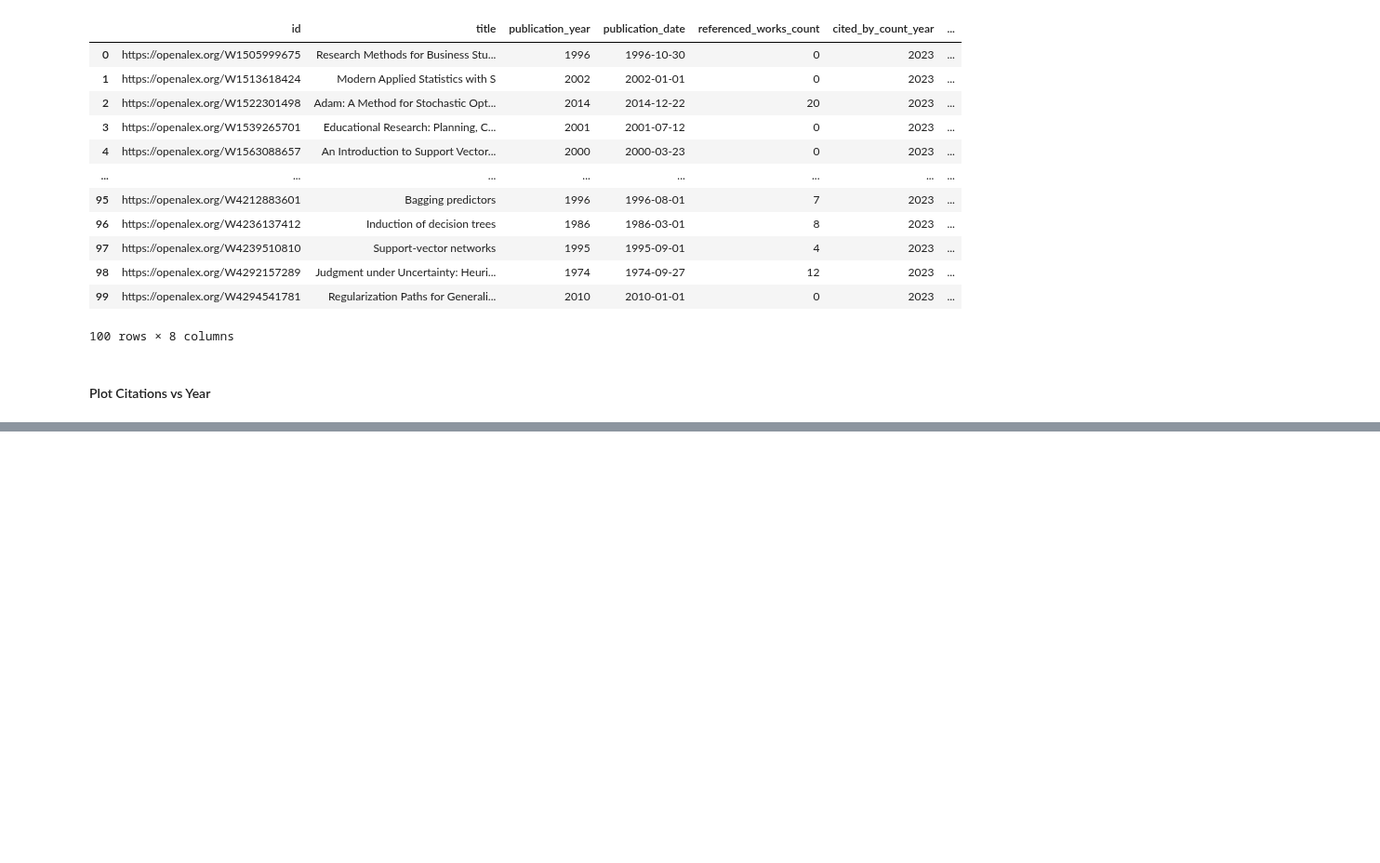
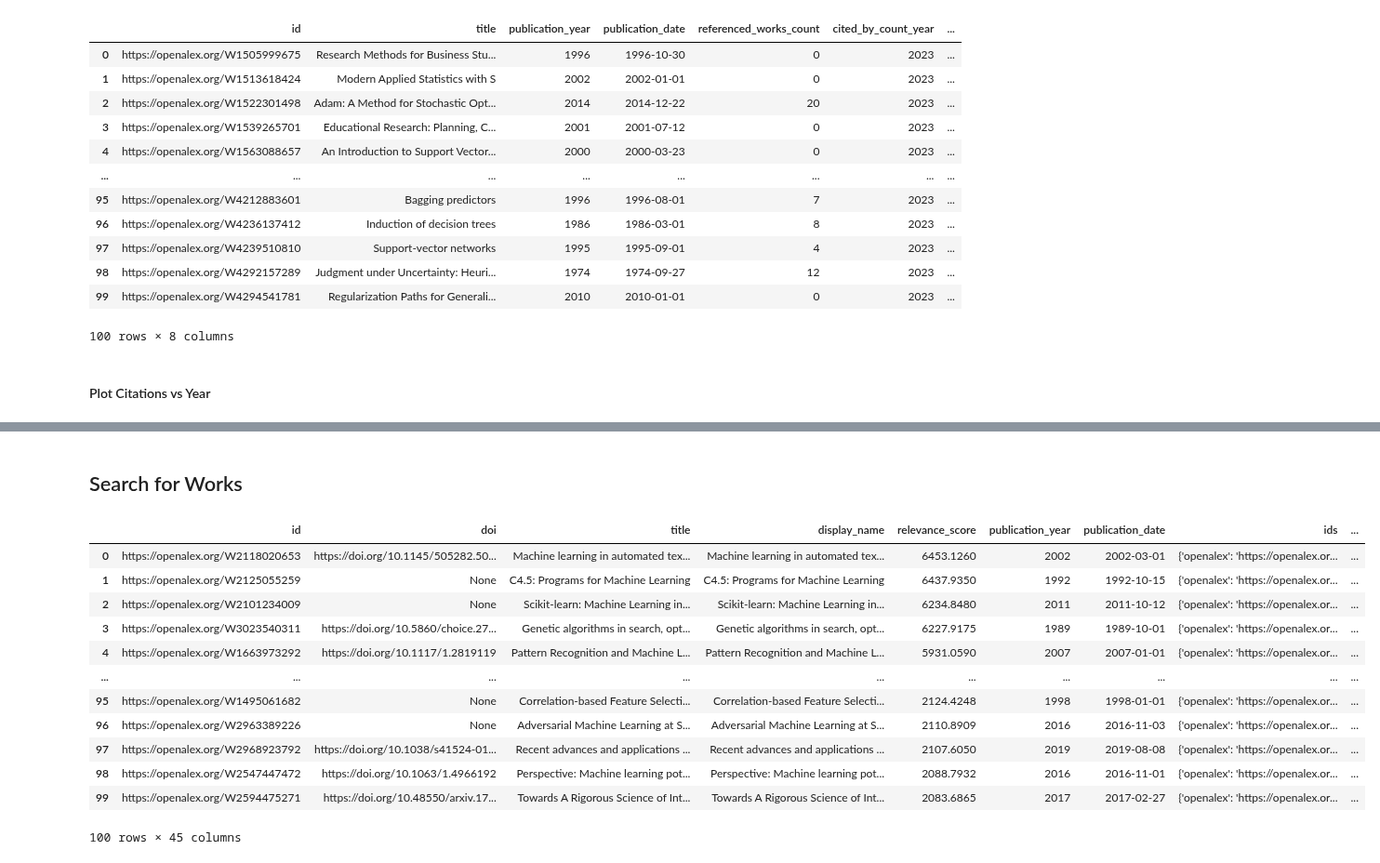
Before and after one commit to Mearman/openalex-python, a Jupyter notebook: demos/OpenAlex.ipynb, the cells around one changed output, grey strips where cells are left out. Shown at 93% size. Saved outputs shown, nothing was run; the diff lists cells and outputs as text; code cells hidden in the pictures; blank space fills up the shorter version.

```diff
--- a/demos/OpenAlex.ipynb
+++ b/demos/OpenAlex.ipynb
@@ -379,3 +379,31 @@ alt.Chart(
 )
 # %% [output]
 [interactive output not drawn]
+# %% [markdown]
+## Search for Works
+# %%
+search = "Machine Learning"
+machine_learning_works_search_result = works_api.get_works(
+	search=search,
+	sort="relevance_score:desc",
+	per_page=100,
+).results
+display(
+	pd.DataFrame(
+		machine_learning_works_search_result
+	)
+)
+# %% [output]
+|  | id | doi | title | display_name | relevance_score | publication_year | publication_date | ids | ... |
+| 0 | https://openalex.org/W2118020653 | https://doi.org/10.1145/505282.50... | Machine learning in automated tex... | Machine learning in automated tex... | 6453.1260 | 2002 | 2002-03-01 | {'openalex': 'https://openalex.or... | ... |
+| 1 | https://openalex.org/W2125055259 | None | C4.5: Programs for Machine Learning | C4.5: Programs for Machine Learning | 6437.9350 | 1992 | 1992-10-15 | {'openalex': 'https://openalex.or... | ... |
+| 2 | https://openalex.org/W2101234009 | None | Scikit-learn: Machine Learning in... | Scikit-learn: Machine Learning in... | 6234.8480 | 2011 | 2011-10-12 | {'openalex': 'https://openalex.or... | ... |
+| 3 | https://openalex.org/W3023540311 | https://doi.org/10.5860/choice.27... | Genetic algorithms in search, opt... | Genetic algorithms in search, opt... | 6227.9175 | 1989 | 1989-10-01 | {'openalex': 'https://openalex.or... | ... |
+| 4 | https://openalex.org/W1663973292 | https://doi.org/10.1117/1.2819119 | Pattern Recognition and Machine L... | Pattern Recognition and Machine L... | 5931.0590 | 2007 | 2007-01-01 | {'openalex': 'https://openalex.or... | ... |
+| ... | ... | ... | ... | ... | ... | ... | ... | ... | ... |
+| 95 | https://openalex.org/W1495061682 | None | Correlation-based Feature Selecti... | Correlation-based Feature Selecti... | 2124.4248 | 1998 | 1998-01-01 | {'openalex': 'https://openalex.or... | ... |
+| 96 | https://openalex.org/W2963389226 | None | Adversarial Machine Learning at S... | Adversarial Machine Learning at S... | 2110.8909 | 2016 | 2016-11-03 | {'openalex': 'https://openalex.or... | ... |
+| 97 | https://openalex.org/W2968923792 | https://doi.org/10.1038/s41524-01... | Recent advances and applications ... | Recent advances and applications ... | 2107.6050 | 2019 | 2019-08-08 | {'openalex': 'https://openalex.or... | ... |
+| 98 | https://openalex.org/W2547447472 | https://doi.org/10.1063/1.4966192 | Perspective: Machine learning pot... | Perspective: Machine learning pot... | 2088.7932 | 2016 | 2016-11-01 | {'openalex': 'https://openalex.or... | ... |
+| 99 | https://openalex.org/W2594475271 | https://doi.org/10.48550/arxiv.17... | Towards A Rigorous Science of Int... | Towards A Rigorous Science of Int... | 2083.6865 | 2017 | 2017-02-27 | {'openalex': 'https://openalex.or... | ... |
+100 rows × 45 columns
```
Also changed, not shown: parts of 2 cells of this notebook.
